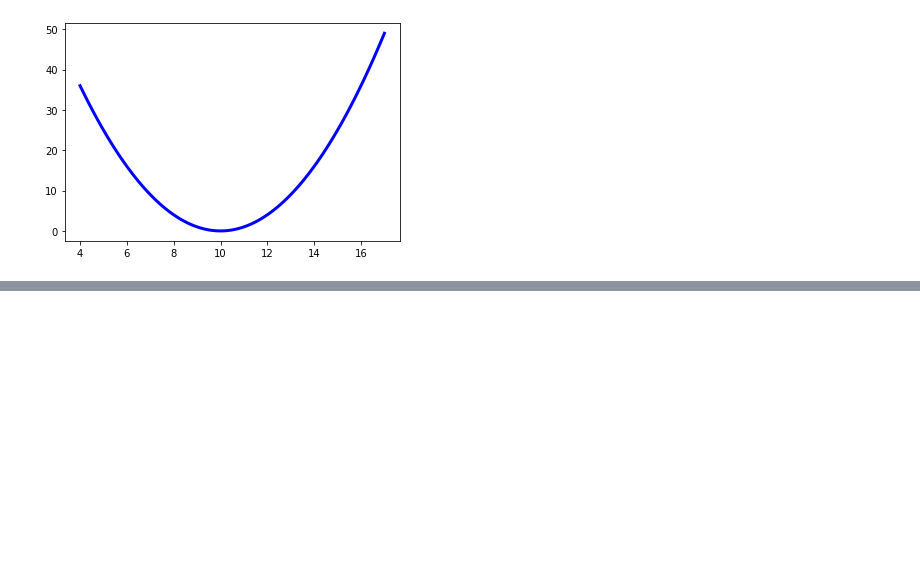
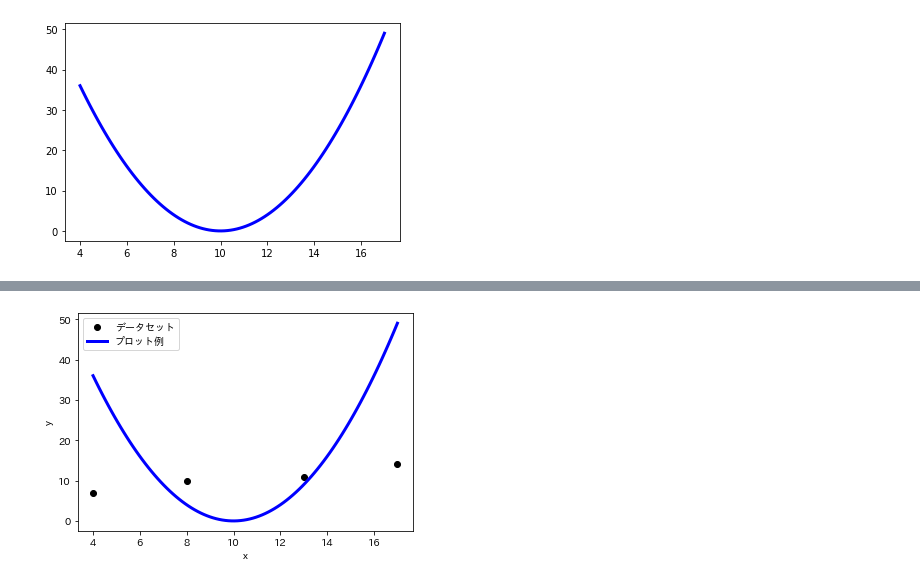
Before and after one commit to naltoma/datamining_intro2021, a Jupyter notebook: 2-ml-intro/intro_matplotlib.ipynb, the cells around one changed output, grey strips where cells are left out. Saved outputs shown, nothing was run; the diff lists cells and outputs as text; code cells hidden in the pictures; blank space fills up the shorter version.

```diff
--- a/2-ml-intro/intro_matplotlib.ipynb
+++ b/2-ml-intro/intro_matplotlib.ipynb
@@ -55,0 +57,13 @@ plt.show()
+# %%
+# ラベル名等に日本語を使いたい場合は、japanize_matplotlib を使うと楽。
+# 参考: https://pypi.org/project/japanize-matplotlib/
+
+import japanize_matplotlib
+plt.scatter(x, y, color="black", label="データセット")
+plt.xlabel('x')
+plt.ylabel('y')
+plt.plot(x2, y2, color="blue", linewidth=3, label="プロット例")
+plt.legend(loc="best")
+plt.show()
+# %% [output]
+[figure, added]
```
Also changed, not shown: parts of 2 cells of this notebook.
